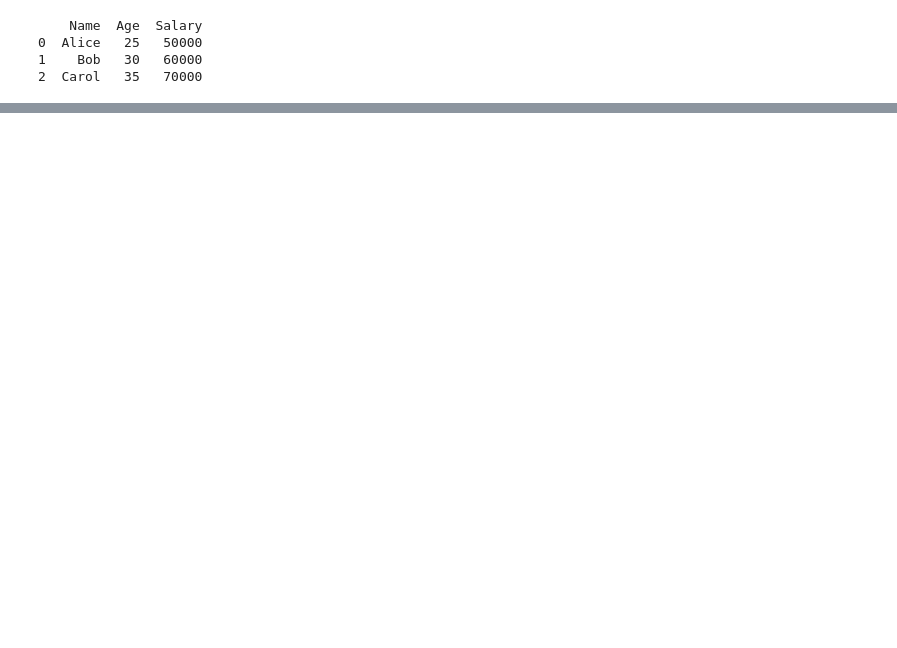
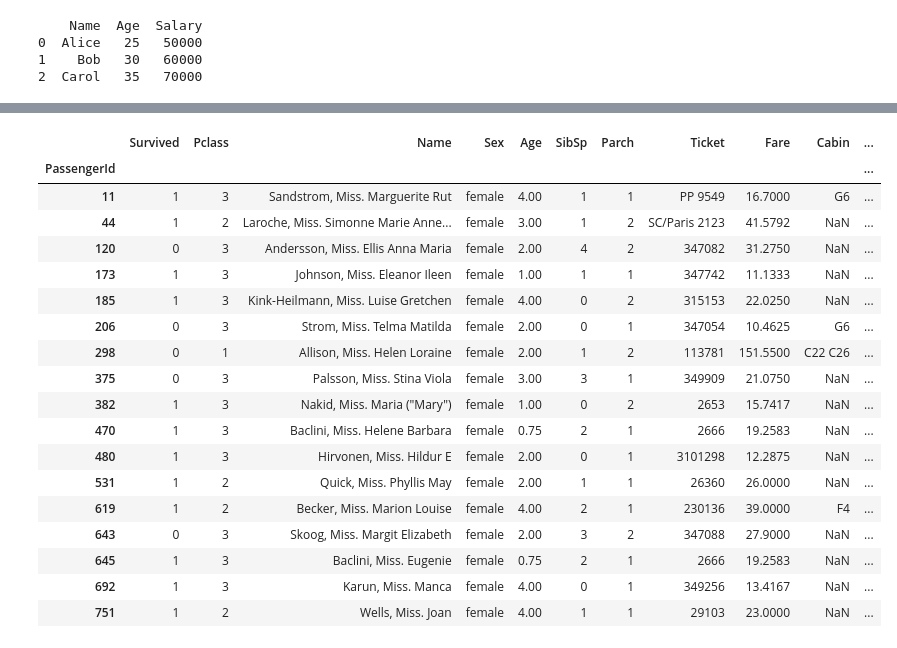
Before and after one commit to sbaitmangalkar/data_analysis, a Jupyter notebook: pandas.ipynb, the cells around one changed output, grey strips where cells are left out. Cells and saved outputs as stored; diff of their text form; code cells hidden in the pictures; blank space fills up the shorter version.

```diff
--- a/pandas.ipynb
+++ b/pandas.ipynb
@@ -47,0 +600,3 @@ df
+# %%
+df_new = df.set_index('PassengerId')
+df_new.head(2)
@@ -47,0 +613,2 @@ df
+# %%
+df.set_index('PassengerId', inplace = True)
@@ -47,0 +644,2 @@ df
+# %%
+df.reset_index(inplace = True)
@@ -47,0 +812,2 @@ df
+# %%
+df.set_index('PassengerId', inplace = True)
@@ -47,0 +880,22 @@ df
+# %%
+df[(df.Sex == 'female') & (df.Age <5)] # Get all female passengers with age > 5
+# %% [output]
+|  | Survived | Pclass | Name | Sex | Age | SibSp | Parch | Ticket | Fare | Cabin | ... |
+| PassengerId |  |  |  |  |  |  |  |  |  |  | ... |
+| 11 | 1 | 3 | Sandstrom, Miss. Marguerite Rut | female | 4.00 | 1 | 1 | PP 9549 | 16.7000 | G6 | ... |
+| 44 | 1 | 2 | Laroche, Miss. Simonne Marie Anne... | female | 3.00 | 1 | 2 | SC/Paris 2123 | 41.5792 | NaN | ... |
+| 120 | 0 | 3 | Andersson, Miss. Ellis Anna Maria | female | 2.00 | 4 | 2 | 347082 | 31.2750 | NaN | ... |
+| 173 | 1 | 3 | Johnson, Miss. Eleanor Ileen | female | 1.00 | 1 | 1 | 347742 | 11.1333 | NaN | ... |
+| 185 | 1 | 3 | Kink-Heilmann, Miss. Luise Gretchen | female | 4.00 | 0 | 2 | 315153 | 22.0250 | NaN | ... |
+| 206 | 0 | 3 | Strom, Miss. Telma Matilda | female | 2.00 | 0 | 1 | 347054 | 10.4625 | G6 | ... |
+| 298 | 0 | 1 | Allison, Miss. Helen Loraine | female | 2.00 | 1 | 2 | 113781 | 151.5500 | C22 C26 | ... |
+| 375 | 0 | 3 | Palsson, Miss. Stina Viola | female | 3.00 | 3 | 1 | 349909 | 21.0750 | NaN | ... |
+| 382 | 1 | 3 | Nakid, Miss. Maria ("Mary") | female | 1.00 | 0 | 2 | 2653 | 15.7417 | NaN | ... |
+| 470 | 1 | 3 | Baclini, Miss. Helene Barbara | female | 0.75 | 2 | 1 | 2666 | 19.2583 | NaN | ... |
+| 480 | 1 | 3 | Hirvonen, Miss. Hildur E | female | 2.00 | 0 | 1 | 3101298 | 12.2875 | NaN | ... |
+| 531 | 1 | 2 | Quick, Miss. Phyllis May | female | 2.00 | 1 | 1 | 26360 | 26.0000 | NaN | ... |
+| 619 | 1 | 2 | Becker, Miss. Marion Louise | female | 4.00 | 2 | 1 | 230136 | 39.0000 | F4 | ... |
+| 643 | 0 | 3 | Skoog, Miss. Margit Elizabeth | female | 2.00 | 3 | 2 | 347088 | 27.9000 | NaN | ... |
+| 645 | 1 | 3 | Baclini, Miss. Eugenie | female | 0.75 | 2 | 1 | 2666 | 19.2583 | NaN | ... |
+| 692 | 1 | 3 | Karun, Miss. Manca | female | 4.00 | 0 | 1 | 349256 | 13.4167 | NaN | ... |
+| 751 | 1 | 2 | Wells, Miss. Joan | female | 4.00 | 1 | 1 | 29103 | 23.0000 | NaN | ... |
```
Also changed, not shown: parts of 118 cells of this notebook, 11 other files.
